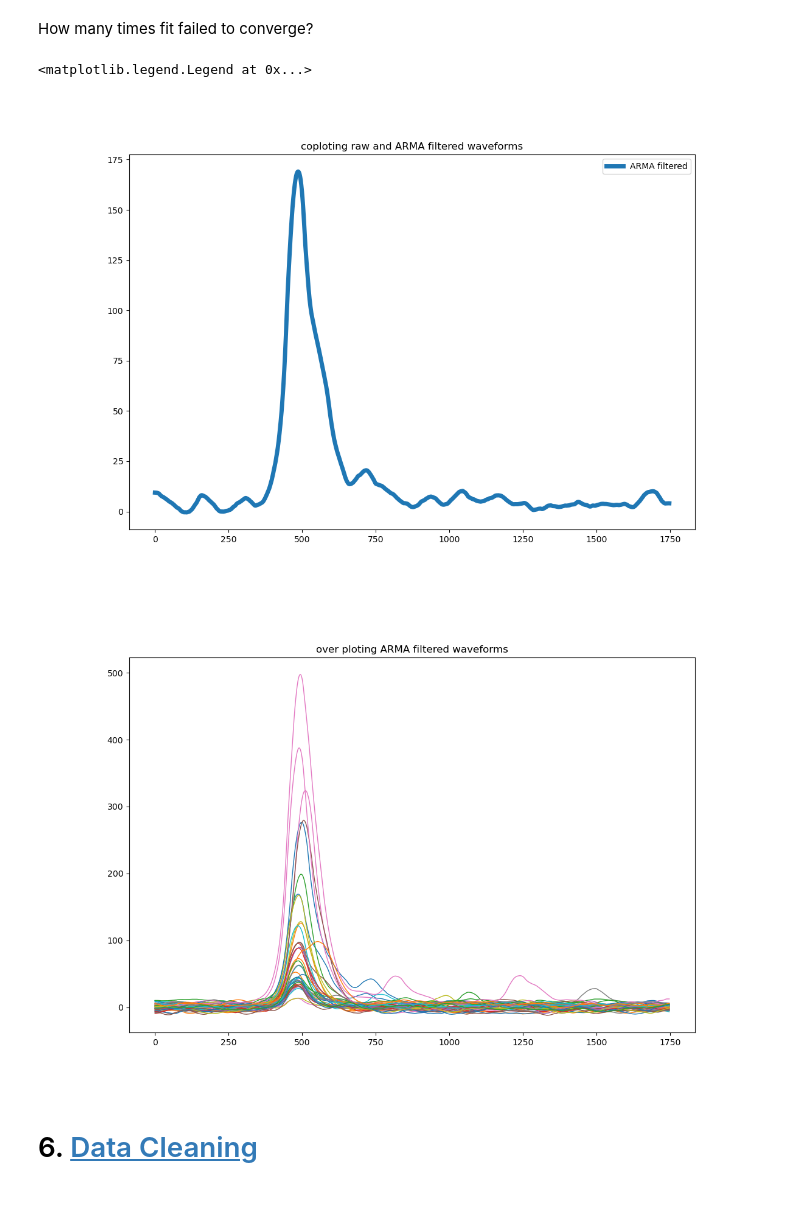
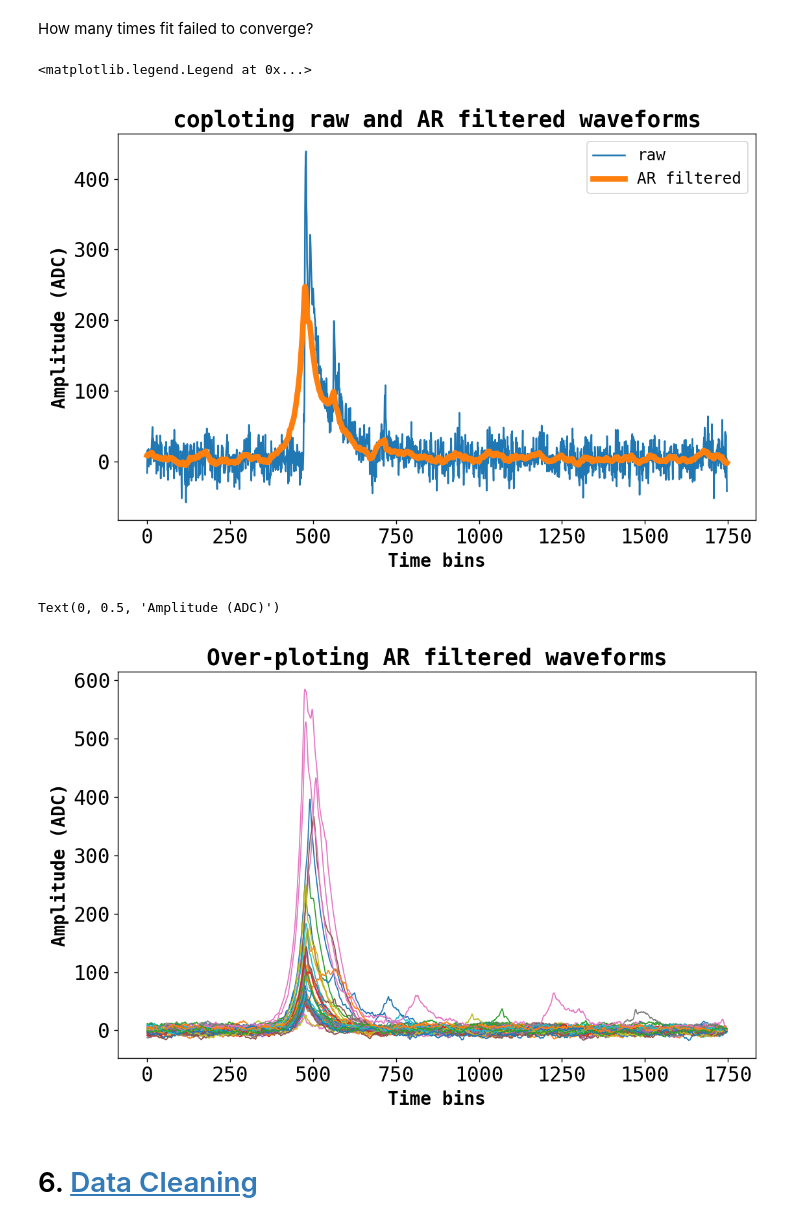
Before and after one commit to sarthchoudhary/ArGCAT, a Jupyter notebook: notebooks/histogram_pulse_param.ipynb, the cells around one changed output. Saved outputs shown, nothing was run; the diff lists cells and outputs as text; code cells hidden in the pictures.

```diff
--- a/notebooks/histogram_pulse_param.ipynb
+++ b/notebooks/histogram_pulse_param.ipynb
@@ -169,16 +179,18 @@ How many times fit failed to converge?
 # %%
 # fit_catalogue['ch0'][fit_catalogue['ch0']['chisqr']< 2.0]
 # %%
-plt.figure(figsize=(12, 8))
-plt.title('coploting raw and ARMA filtered waveforms')
+plt.figure(figsize=(9, 6))
+plt.title('coploting raw and AR filtered waveforms')
 
 event_value = 0
 
 # plt.plot(fit_dict_52['ch0']['wf_ch0'][event_value], label='raw + shift')
-# plt.plot(fit_dict_52['ch0']['wf_raw'][event_value], label='raw')
-plt.plot(fit_dict_52['ch0']['filtered_wf_ch0'][event_value], linewidth=5, label='ARMA filtered')
+plt.plot(fit_dict_52['ch0']['wf_raw'][event_value], label='raw')
+plt.plot(fit_dict_52['ch0']['filtered_wf_ch0'][event_value], linewidth=5, label='AR filtered')
+plt.xlabel('Time bins')
+plt.ylabel('Amplitude (ADC)')
 # plt.axhline(y=fit_dict_52['ch0']['fit_param'][event_value][4], color='magenta', label = 'baseline')
 plt.legend()
 # %% [output]
 <matplotlib.legend.Legend at 0x...>
-[figure, old version]
+[figure, new version]
@@ -185,16 +199,20 @@ plt.legend()
 # %%
 # fit_dict_52['ch0']['fit_param'].loc[plot_index][0] < 600
 # %%
-plt.figure(figsize=(12, 8))
-plt.title('over ploting ARMA filtered waveforms')
+plt.figure(figsize=(9, 6))
+plt.title('Over-ploting AR filtered waveforms')
 
 event_value = 0
 
 for plot_index in fit_catalogue[ch_x]['wf_raw'].index.values[:50]:
     if (fit_dict_52['ch0']['fit_param'].loc[plot_index][0] < 600) & (fit_dict_52['ch0']['fit_param'].loc[plot_index][0] > 400):
-        plt.plot(fit_dict_52['ch0']['filtered_wf_ch0'][plot_index], linewidth=1, label='ARMA filtered')
+        plt.plot(fit_dict_52['ch0']['filtered_wf_ch0'][plot_index], linewidth=1)
+plt.xlabel('Time bins')
+plt.ylabel('Amplitude (ADC)')
+# plt.savefig('../plots/over_ploting_filtered_Wf.svg')
 # %% [output]
+Text(0, 0.5, 'Amplitude (ADC)')
-[figure, old version]
+[figure, new version]
 # %%
 del fit_dict_52
 # %% [markdown]
```
Also changed, not shown: parts of 33 cells of this notebook.
